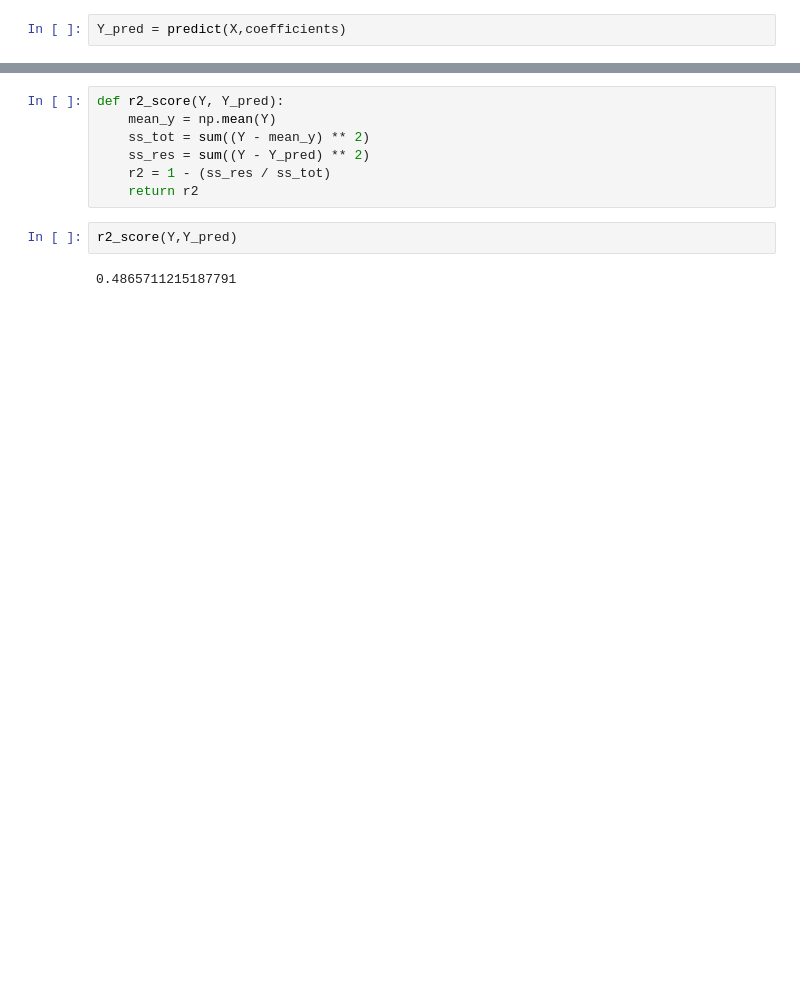
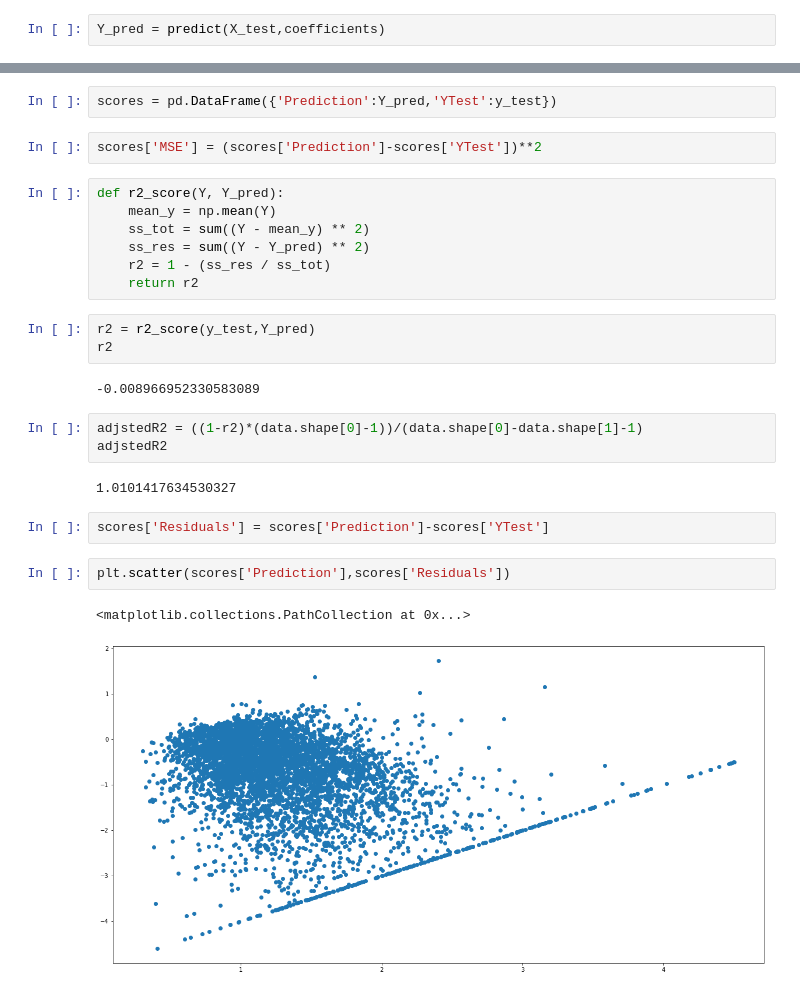
Before and after one commit to Mtaylert/MachineLearning_FromScratch, a Jupyter notebook: FromScratch_LinearRegression.ipynb, the cells around one changed output, grey strips where cells are left out. Saved outputs shown, nothing was run; the diff lists cells and outputs as text; blank space fills up the shorter version.

```diff
--- a/FromScratch_LinearRegression.ipynb
+++ b/FromScratch_LinearRegression.ipynb
@@ -102,4 +126,4 @@ def predict(X,coefficients):
     prediciton = X.dot(coefficients)
     return prediciton
 # %%
-Y_pred = predict(X,coefficients)
+Y_pred = predict(X_test,coefficients)
@@ -111,3 +130,7 @@ array([4.04977815, 4.07231558, 3.47264767, ..., 1.02847756, 1.1125694 ,
+# %%
+scores = pd.DataFrame({'Prediction':Y_pred,'YTest':y_test})
+# %%
+scores['MSE'] = (scores['Prediction']-scores['YTest'])**2
 # %%
 def r2_score(Y, Y_pred):
     mean_y = np.mean(Y)
@@ -115,7 +138,20 @@ def r2_score(Y, Y_pred):
     ss_res = sum((Y - Y_pred) ** 2)
     r2 = 1 - (ss_res / ss_tot)
     return r2
-# %%
-r2_score(Y,Y_pred)
-# %% [output]
-0.4865711215187791
+# %%
+r2 = r2_score(y_test,Y_pred)
+r2
+# %% [output]
+-0.008966952330583089
+# %%
+adjstedR2 = ((1-r2)*(data.shape[0]-1))/(data.shape[0]-data.shape[1]-1)
+adjstedR2
+# %% [output]
+1.0101417634530327
+# %%
+scores['Residuals'] = scores['Prediction']-scores['YTest']
+# %%
+plt.scatter(scores['Prediction'],scores['Residuals'])
+# %% [output]
+<matplotlib.collections.PathCollection at 0x...>
+[figure, added]
```
Also changed, not shown: parts of 17 cells of this notebook, 2 other files.
